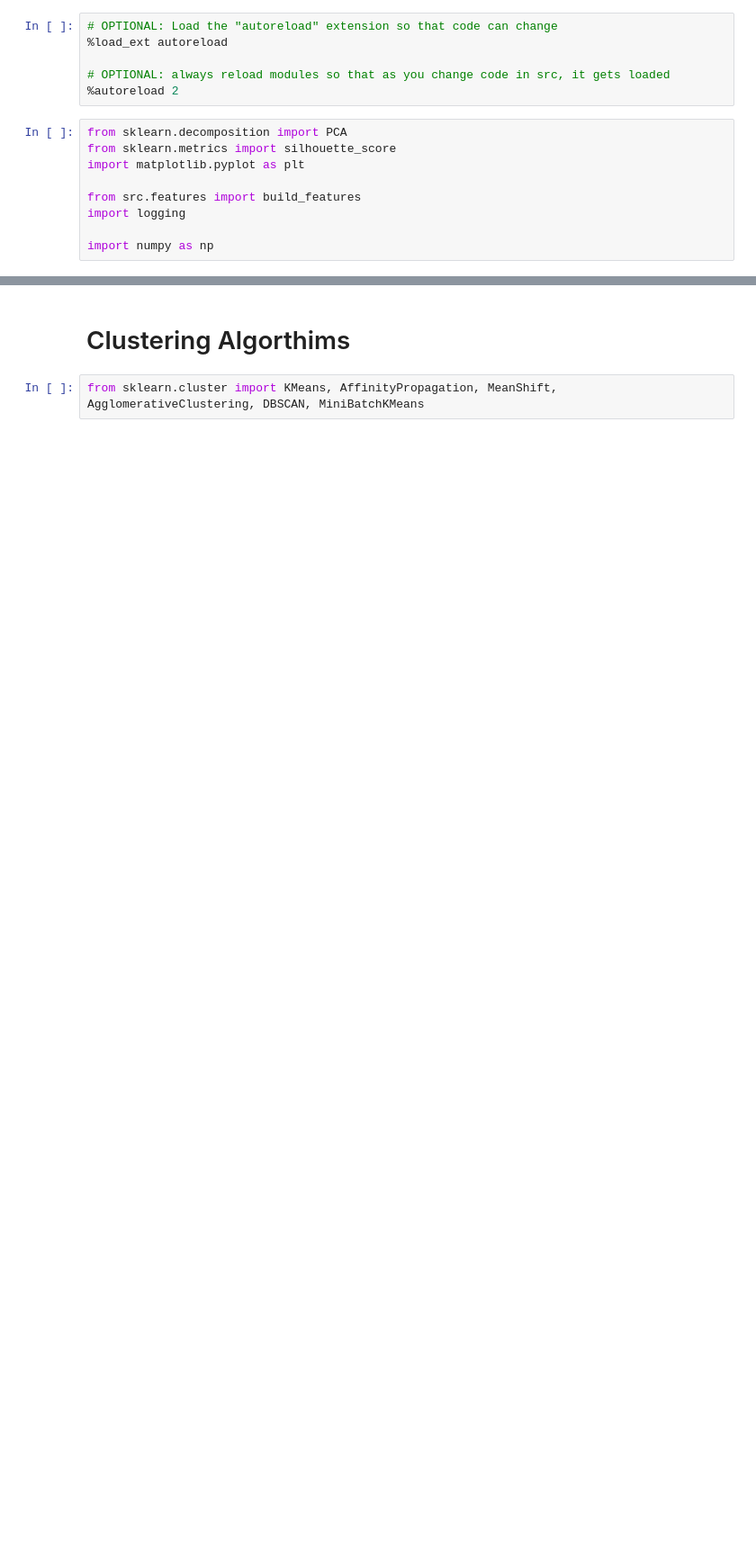
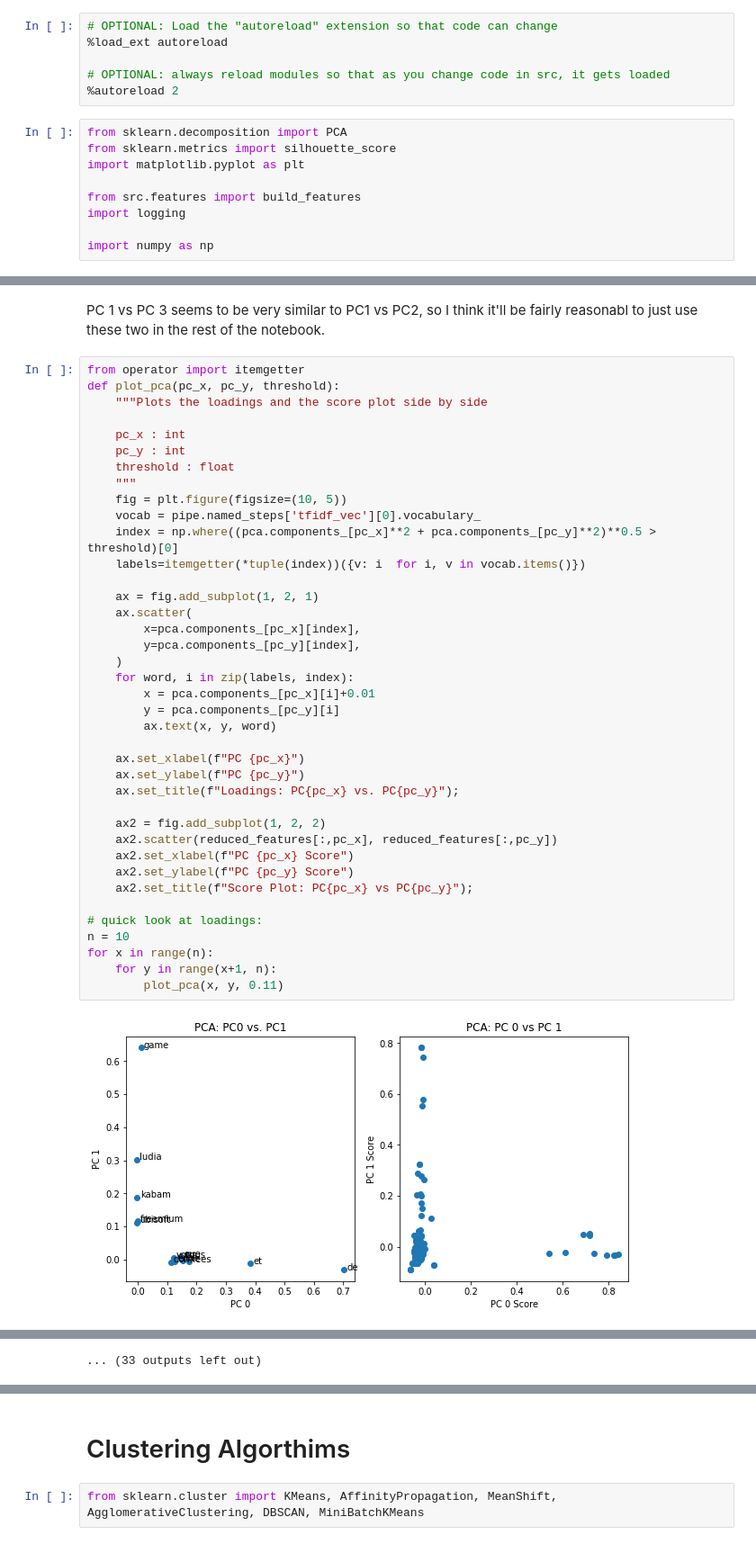
Before and after one commit to MatanFreedman/LinkedIn-NLP, a Jupyter notebook: notebooks/clustering/0.2-matan-td-idf.ipynb, the cells around one changed output, grey strips where cells are left out. Shown at 90% size. Drawn from its saved outputs; the diff is of its cells as text; blank space fills up the shorter version.

```diff
--- a/notebooks/clustering/0.2-matan-td-idf.ipynb
+++ b/notebooks/clustering/0.2-matan-td-idf.ipynb
@@ -26,0 +66,43 @@ I've got the basic bag-of-words + TF-IDF features built, now to do some initial
+# %% [markdown]
+PC 1 vs PC 3 seems to be very similar to PC1 vs PC2, so I think it'll be fairly reasonabl to just use these two in the rest of the notebook.
+# %%
+from operator import itemgetter
+def plot_pca(pc_x, pc_y, threshold):
+    """Plots the loadings and the score plot side by side
+
+    pc_x : int
+    pc_y : int
+    threshold : float
+    """
+    fig = plt.figure(figsize=(10, 5))
+    vocab = pipe.named_steps['tfidf_vec'][0].vocabulary_
+    index = np.where((pca.components_[pc_x]**2 + pca.components_[pc_y]**2)**0.5 > threshold)[0]
+    labels=itemgetter(*tuple(index))({v: i  for i, v in vocab.items()})
+
+    ax = fig.add_subplot(1, 2, 1)
+    ax.scatter(
+        x=pca.components_[pc_x][index],
+        y=pca.components_[pc_y][index],
+    )
+    for word, i in zip(labels, index):
+        x = pca.components_[pc_x][i]+0.01
+        y = pca.components_[pc_y][i]
+        ax.text(x, y, word)
+
+    ax.set_xlabel(f"PC {pc_x}")
+    ax.set_ylabel(f"PC {pc_y}")
+    ax.set_title(f"Loadings: PC{pc_x} vs. PC{pc_y}");
+
+    ax2 = fig.add_subplot(1, 2, 2)
+    ax2.scatter(reduced_features[:,pc_x], reduced_features[:,pc_y])
+    ax2.set_xlabel(f"PC {pc_x} Score")
+    ax2.set_ylabel(f"PC {pc_y} Score")
+    ax2.set_title(f"Score Plot: PC{pc_x} vs PC{pc_y}");
+
+# quick look at loadings:
+n = 10
+for x in range(n):
+    for y in range(x+1, n):
+        plot_pca(x, y, 0.11)
+# %% [output]
+[figure, added]
@@ -26,0 +120 @@ I've got the basic bag-of-words + TF-IDF features built, now to do some initial
+... (33 outputs left out)
```
Also changed, not shown: parts of 23 cells of this notebook, 1 other file.
